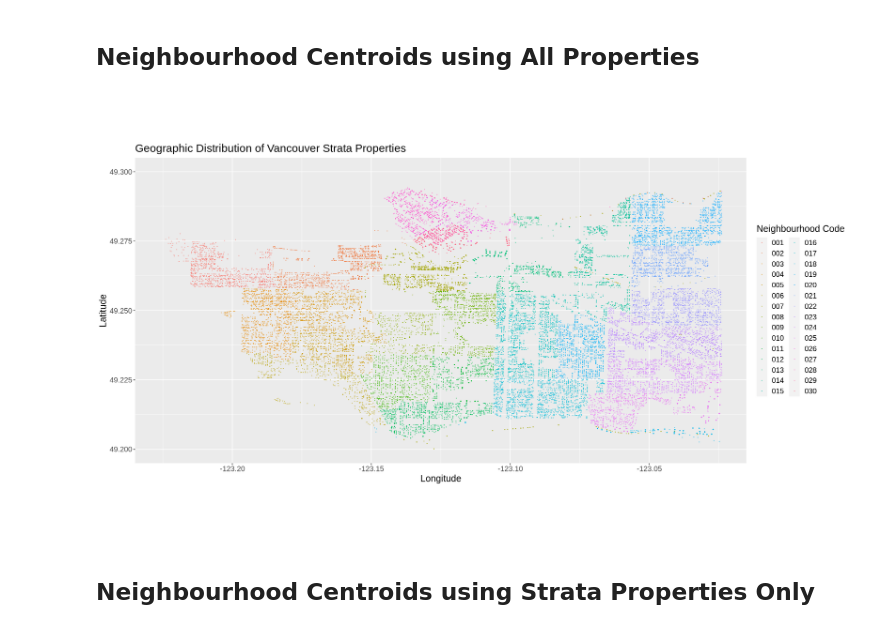
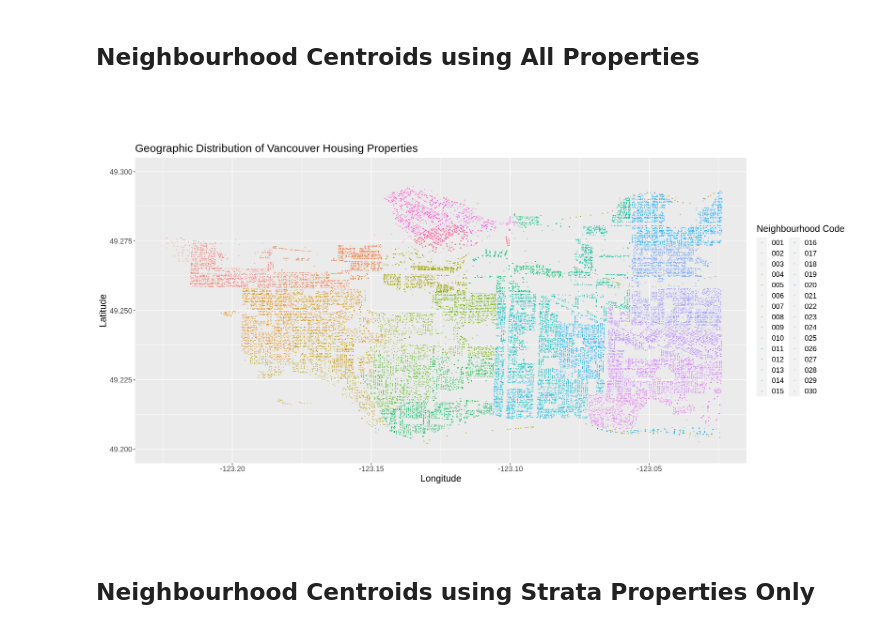
Before and after one commit to halarii/dsci100-2023s1-group-44, a Jupyter notebook: clustering-analysis.ipynb, the cells around one changed output. Drawn from its saved outputs; the diff is of its cells as text; code cells hidden in the pictures.

```diff
--- a/clustering-analysis.ipynb
+++ b/clustering-analysis.ipynb
@@ -99,19 +141,19 @@ This project will use the spatial centroids of properties within each neighbourh
 # %%
 # This plot shows the spatial distribution of all properties in Vancouver, coloured by neighbourhood
 options(repr.plot.width = 17, repr.plot.height =10)
-property_plot <- property_train |>
+property_plot <- property_housing_only |>
                 mutate(lat = as.double(lat)) |>
                 mutate(long = as.double(long)) |>
                 ggplot(aes(x=long,y=lat,color=NEIGHBOURHOOD_CODE)) +
                 geom_point(alpha = 0.5, size = 0.125) +
                 coord_fixed(ratio = 1, xlim = c(-123.225,-123.025), ylim = c(49.20, 49.30), expand = TRUE, clip = "on") +
                 labs(x = "Longitude", y = "Latitude",
                      color = "Neighbourhood Code",
-                     title = "Geographic Distribution of Vancouver Strata Properties") +
+                     title = "Geographic Distribution of Vancouver Housing Properties") +
                 theme(text = element_text(size = 15))
 property_plot
 # %% [output]
-[figure, old version]
+[figure, new version]
 # %% [markdown]
 <h2> Neighbourhood Centroids using Strata Properties Only </h2>
 # %%
```
Also changed, not shown: parts of 5 cells of this notebook.
